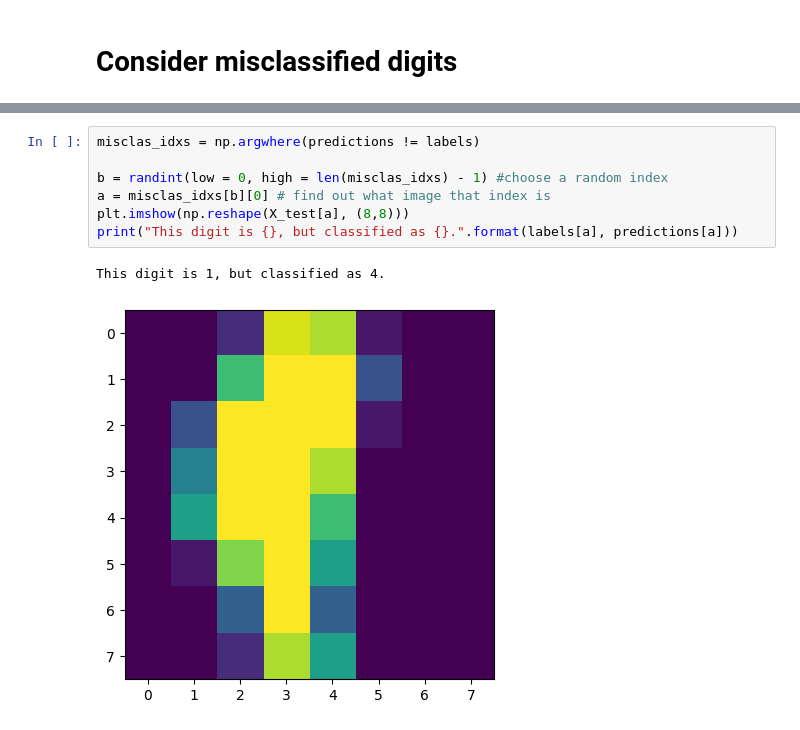
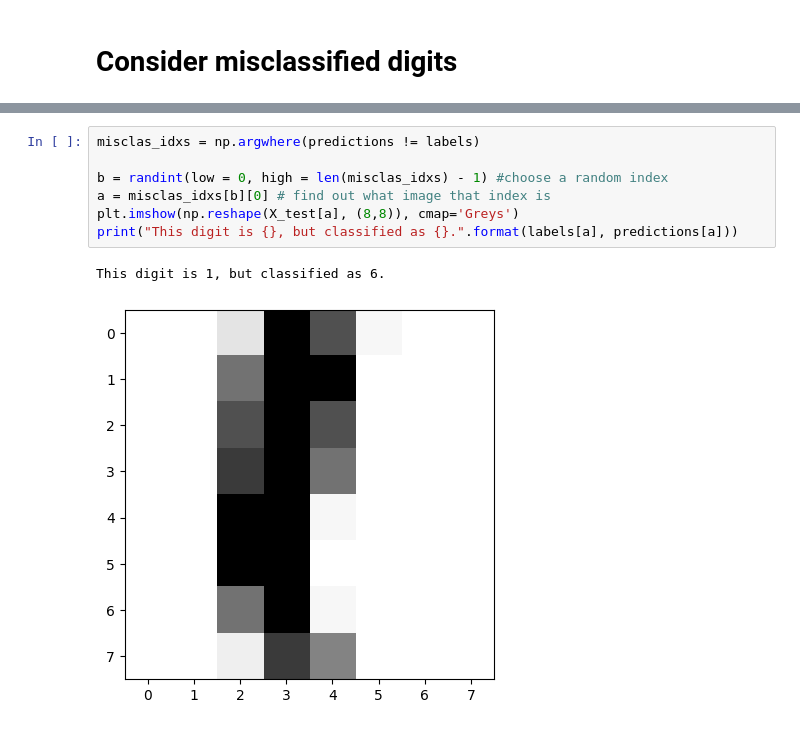
Before and after one commit to olehougaard/mal1-a23, a Jupyter notebook: session8/digits.ipynb, the cells around one changed output, grey strips where cells are left out. Cells and saved outputs as stored; diff of their text form.

Commit message:
More visualizations

```diff
--- a/session8/digits.ipynb
+++ b/session8/digits.ipynb
@@ -101,10 +122,10 @@ Labels      = [0 1 6 8 1 0 4 1 7 8 9 5 9 2 6 9 3 6 9 3 9 8 4 7 7 5 3 8 2 6]
 # %%
 misclas_idxs = np.argwhere(predictions != labels)
 
 b = randint(low = 0, high = len(misclas_idxs) - 1) #choose a random index
 a = misclas_idxs[b][0] # find out what image that index is
-plt.imshow(np.reshape(X_test[a], (8,8)))
+plt.imshow(np.reshape(X_test[a], (8,8)), cmap='Greys')
 print("This digit is {}, but classified as {}.".format(labels[a], predictions[a]))
 # %% [output]
-This digit is 1, but classified as 4.
+This digit is 1, but classified as 6.
-[figure, old version]
+[figure, new version]
```
Also changed, not shown: parts of 7 cells of this notebook, 2 other files.
